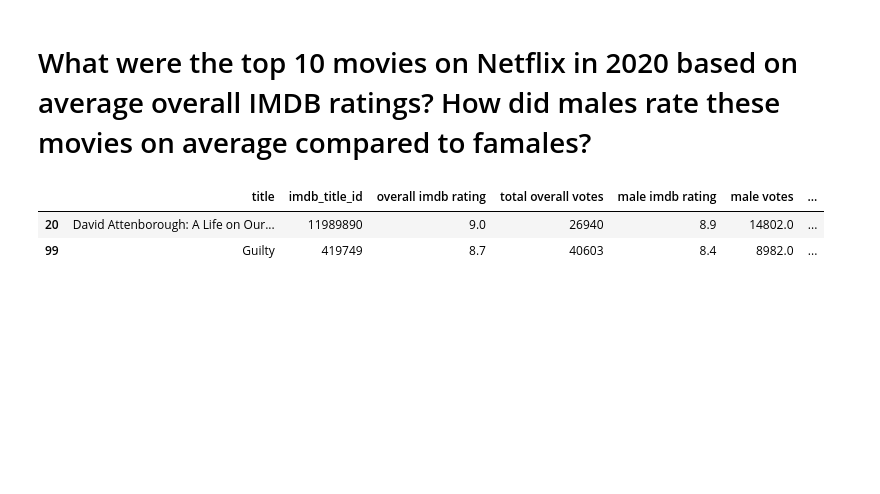
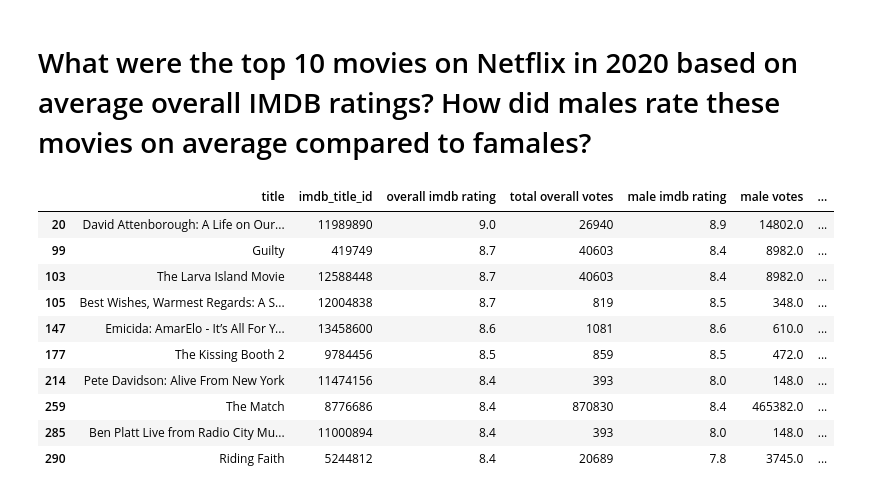
Before and after one commit to jammin-max/Team_1_project1, a Jupyter notebook: Notebooks/Netflix_Ratings_analysis.ipynb, the cells around one changed output. Cells and saved outputs as stored; diff of their text form; code cells hidden in the pictures; blank space fills up the shorter version.

```diff
--- a/Notebooks/Netflix_Ratings_analysis.ipynb
+++ b/Notebooks/Netflix_Ratings_analysis.ipynb
@@ -99,8 +99,16 @@ F_onewayResult(statistic=2.1916488400658665, pvalue=0.11183610510245982)
 # %%
 #Getting 2020 Netlix movies
 movie_ratings_2020 = movie_ratings_df.loc[movie_ratings_df['release_year'] == 2020]
-movie_ratings_2020.head(2)
+movie_ratings_2020.head(10)
 # %% [output]
 |  | title | imdb_title_id | overall imdb rating | total overall votes | male imdb rating | male votes | ... |
 | 20 | David Attenborough: A Life on Our... | 11989890 | 9.0 | 26940 | 8.9 | 14802.0 | ... |
 | 99 | Guilty | 419749 | 8.7 | 40603 | 8.4 | 8982.0 | ... |
+| 103 | The Larva Island Movie | 12588448 | 8.7 | 40603 | 8.4 | 8982.0 | ... |
+| 105 | Best Wishes, Warmest Regards: A S... | 12004838 | 8.7 | 819 | 8.5 | 348.0 | ... |
+| 147 | Emicida: AmarElo - It’s All For Y... | 13458600 | 8.6 | 1081 | 8.6 | 610.0 | ... |
+| 177 | The Kissing Booth 2 | 9784456 | 8.5 | 859 | 8.5 | 472.0 | ... |
+| 214 | Pete Davidson: Alive From New York | 11474156 | 8.4 | 393 | 8.0 | 148.0 | ... |
+| 259 | The Match | 8776686 | 8.4 | 870830 | 8.4 | 465382.0 | ... |
+| 285 | Ben Platt Live from Radio City Mu... | 11000894 | 8.4 | 393 | 8.0 | 148.0 | ... |
+| 290 | Riding Faith | 5244812 | 8.4 | 20689 | 7.8 | 3745.0 | ... |
```
Also changed, not shown: parts of 5 cells of this notebook, 13 other files.
